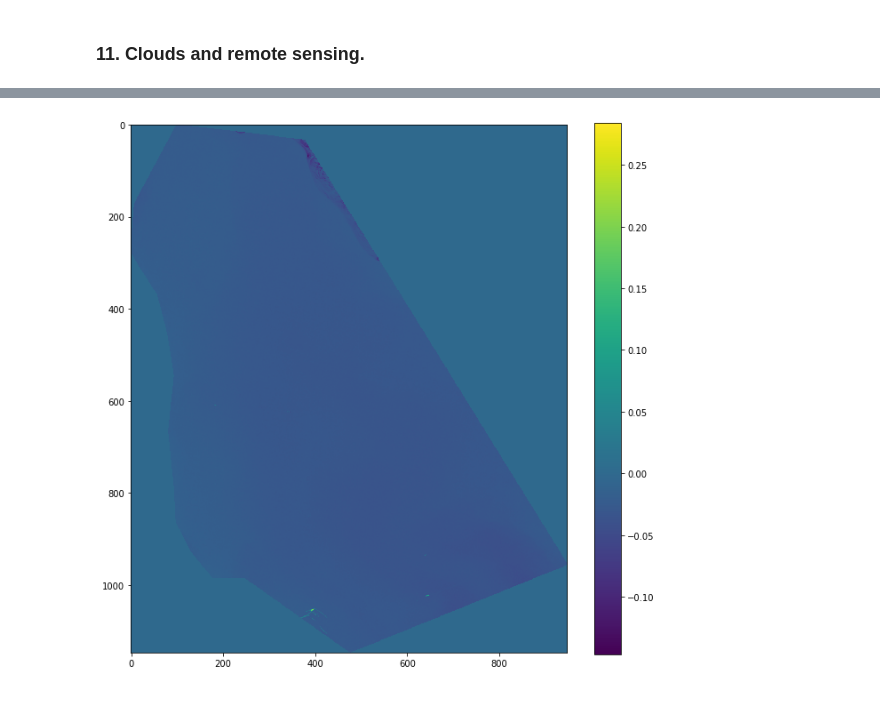
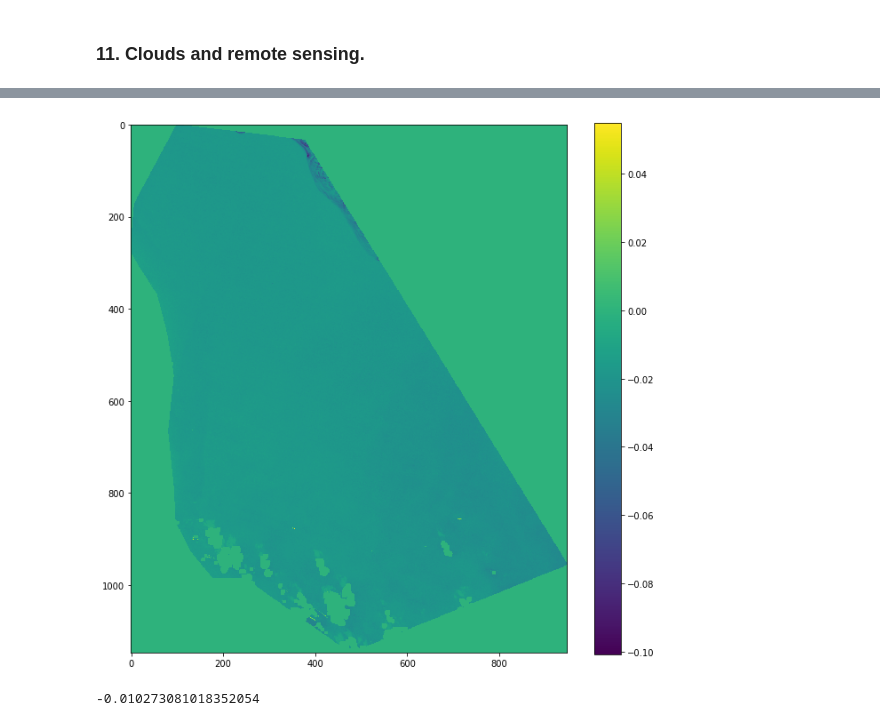
Before and after one commit to feleHaile/projections-clouds-and-Gdansk-Bay, a Jupyter notebook: algal_bloom_detection.ipynb, the cells around one changed output, grey strips where cells are left out. Saved outputs shown, nothing was run; the diff lists cells and outputs as text; code cells hidden in the pictures.

```diff
--- a/algal_bloom_detection.ipynb
+++ b/algal_bloom_detection.ipynb
@@ -608,9 +722,18 @@ show_band(differences, color_map='viridis', remove_negative=False)
-# %%
-bands = [clean_df[clean_df.index == '2018-04-13'][0][0],
-        clean_df[clean_df.index == '2018-04-13'][1][0],
-        clean_df[clean_df.index == '2018-04-13'][2][0]]
-
-test_band = calculate_evi(bands)
-show_band(test_band, color_map='viridis', remove_negative=False)
-# %% [output]
-[figure, removed]
+# %%
+# Initialize qa band
+qa_address = clean_df['DIR'].loc['2013-05-17']
+qa_band = PixelQA(qa_address)
+
+# Clip qa band
+clip_area(vn, qa_band.bqa_file, 'data/LC_clipped_qa_pixel_qa.tif')
+qa_band = PixelQA('data/')
+
+# Remove clouds
+clear_clouds = qa_band.clear_pixels(clouds)
+
+# Show image without clouds
+show_band(clear_clouds, color_map='viridis', remove_negative=False)
+print(np.nanmean(clear_clouds))
+# %% [output]
+[figure, added]
+-0.010273081018352054
```
Also changed, not shown: parts of 13 cells of this notebook.
